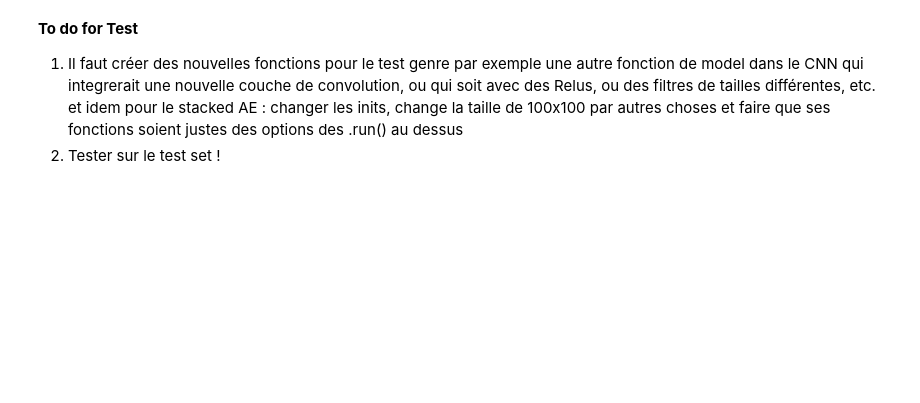
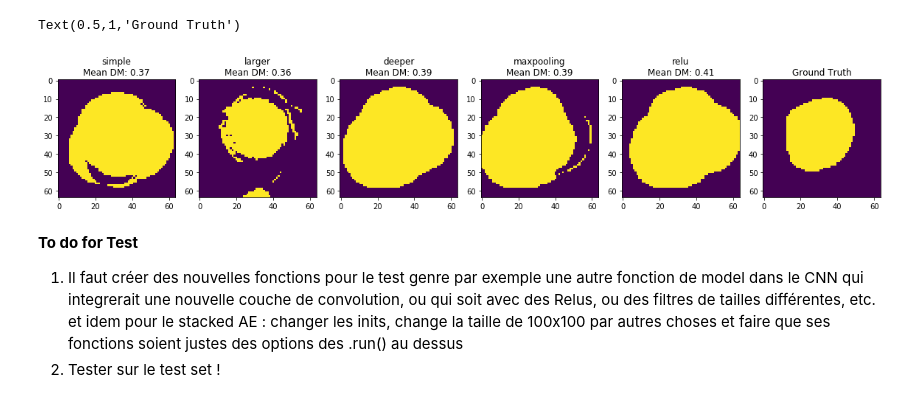
Before and after one commit to alexattia/Medical-Image-Analysis, a Jupyter notebook: Test and Metrics.ipynb, the cells around one changed output. Cells and saved outputs as stored; diff of their text form; code cells hidden in the pictures; blank space fills up the shorter version.

```diff
--- a/Test and Metrics.ipynb
+++ b/Test and Metrics.ipynb
@@ -82,0 +45,2 @@ Text(0.5,1,'Ground Truth')
+# %%
+models_stackedae = {k:stacked_ae.run(v[1], v[4], v[3]) for k,v in models_cnn.items()}
@@ -82,0 +49,6 @@ Text(0.5,1,'Ground Truth')
+# %%
+metrics = {k:stats_results(v[1], v[2]) for k,v in models_stackedae.items()}
+# %%
+for k, v in metrics.items():
+    print('%s - DM :%.1f%%, CC :%.1f, Top 5 :' % (k, 100*v[0].mean(), v[1].mean()),
+         list(zip(sorted(map(lambda x:'%.2f' % x, v[0]), reverse=True)[:5], v[0].argsort()[::-1][:5])))
@@ -83,3 +78,14 @@ Text(0.5,1,'Ground Truth')
+# %%
+idx = 439
+f, ax = plt.subplots(ncols=len(metrics)+1, figsize=(20,5))
+for i, (model, v) in enumerate(models_stackedae.items()):
+    ax[i].imshow(v[2][idx])
+    ax[i].set_title('%s\nMean DM: %.2f' % (model, metrics[model][0].mean()))
+ax[5].imshow(v[1][idx].reshape((64,64)))
+ax[5].set_title('Ground Truth')
+# %% [output]
+Text(0.5,1,'Ground Truth')
+[figure, added]
 # %% [markdown]
 **To do for Test**
 1. Il faut créer des nouvelles fonctions pour le test genre par exemple une autre fonction de model dans le CNN qui integrerait une nouvelle couche de convolution, ou qui soit avec des Relus, ou des filtres de tailles différentes, etc. et idem pour le stacked AE : changer les inits, change la taille de 100x100 par autres choses et faire que ses fonctions soient justes des options des .run() au dessus
```
Also changed, not shown: parts of 28 cells of this notebook.
